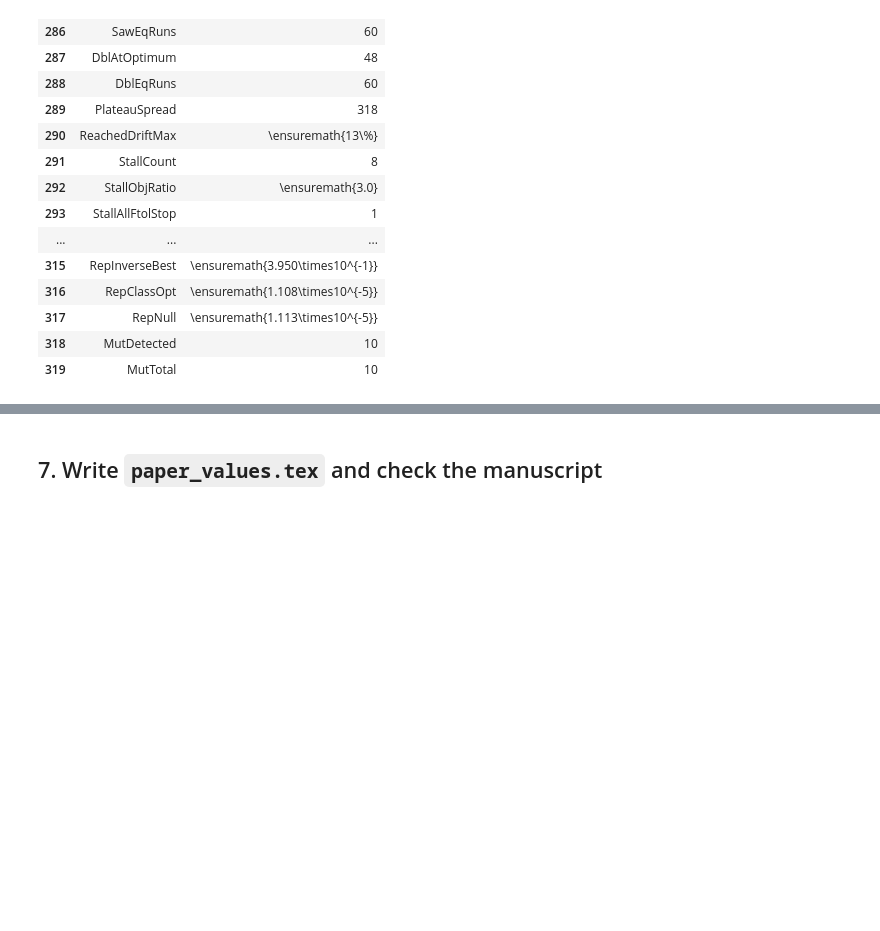
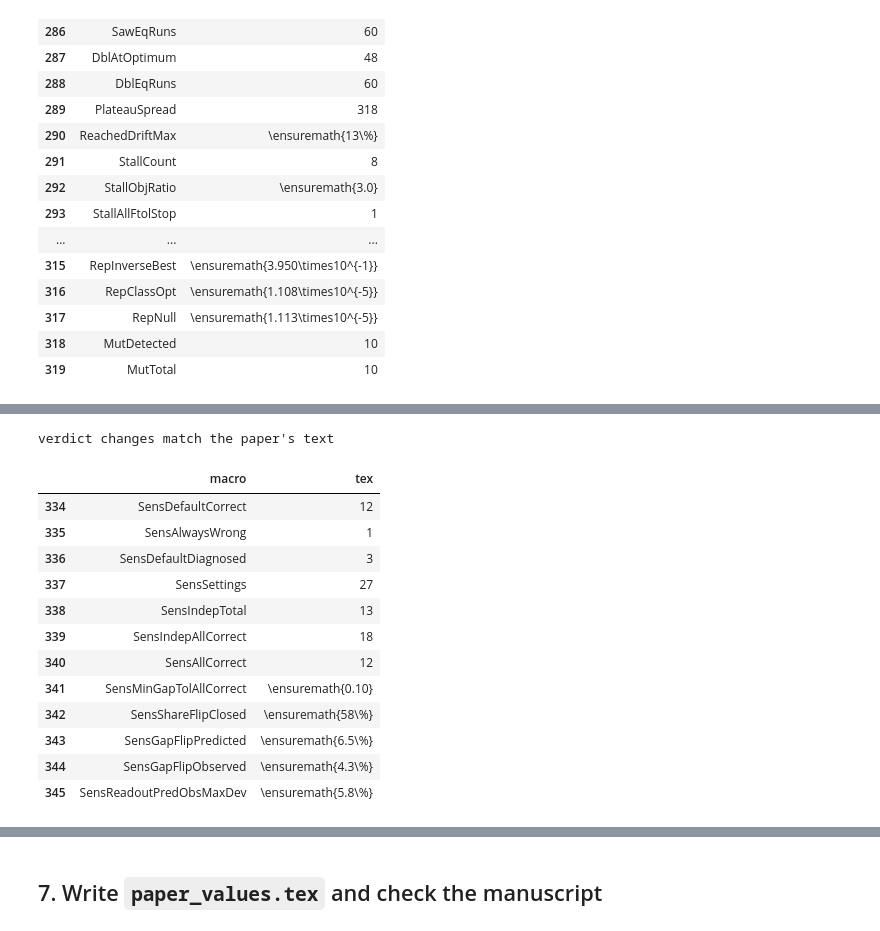
Before and after one commit to LiraCurri/ckks-vqa-diagnostic, a Jupyter notebook: notebooks/paper2_analysis.ipynb, the cells around one changed output, grey strips where cells are left out. Cells and saved outputs as stored; diff of their text form; code cells hidden in the pictures; blank space fills up the shorter version.

```diff
--- a/notebooks/paper2_analysis.ipynb
+++ b/notebooks/paper2_analysis.ipynb
@@ -1957,0 +2041,77 @@ display(pd.DataFrame(VALUES).tail(36)[["macro", "tex"]])
+# %%
+# ---- Threshold sensitivity of the frozen attribution rules ----
+# Reads results/threshold_sensitivity/,
+# written by src/threshold_sensitivity.py; no attribution is recomputed here.
+_sd = RESULTS / "threshold_sensitivity"
+_one = load(_sd / "one_at_a_time.csv")
+_grid = load(_sd / "full_grid.csv")
+_marg = load(_sd / "margins.csv").set_index("case")
+
+# The grid stated in the paper must be the grid that was run.
+_grid_run = {k: sorted(_grid[k].unique()) for k in ("GAP_TOL", "SHARE", "READOUT_TOL")}
+assert _grid_run == {"GAP_TOL": [0.05, 0.1, 0.2], "SHARE": [0.4, 0.5, 0.6],
+                     "READOUT_TOL": [0.15, 0.25, 0.35]}, _grid_run
+
+# The paper names the verdicts that change; check that they are exactly these.
+def _changed(row):
+    s = row.changed_cases if isinstance(row.changed_cases, str) else ""
+    return {part.split(":")[0].strip() for part in s.split(";") if part.strip()}
+_flips = {(r.varied, r.value): _changed(r) for r in _one.itertuples()}
+# The scale-passing constructed optimiser case is misattributed at every
+# setting (its executed inverse fit fails); the paper reports it separately.
+_ALWAYS = {"constructed_optimiser_relative"}
+_expected_flips = {("GAP_TOL", 0.05): {"readout_double_sawtooth_300"},
+                   ("SHARE", 0.6): {"generic_sawtooth"}}
+for _k, _v in _flips.items():
+    _want = _ALWAYS | _expected_flips.get(_k, set())
+    assert _v == _want, f"{_k}: wrong cases {_v}, paper states {_want}"
+print("verdict changes match the paper's text")
+
+# "Independent verdicts hold" now means: every independent case except the one
+# always-misattributed case is correct.
+_indep_ok = _grid.independent_correct == _grid.independent_total - len(_ALWAYS)
+_all_ok = _indep_ok & (_grid.diagnosed_consistent == _grid.diagnosed_total)
+_default = _one[(_one.varied == "GAP_TOL") & (_one.value == 0.10)].iloc[0]
+put("SensDefaultCorrect", lambda: int(_default.independent_correct), count,
+    "independent cases attributed correctly at the frozen thresholds")
+put("SensAlwaysWrong", lambda: len(_ALWAYS), count, "independent cases misattributed at every setting")
+put("SensDefaultDiagnosed", lambda: int(_default.diagnosed_consistent), count,
+    "diagnosed cases consistent with their diagnosis at the frozen thresholds")
+put("SensSettings", lambda: len(_grid), count, "threshold combinations in the full grid")
+put("SensIndepTotal", lambda: int(_grid.independent_total.iloc[0]), count, "independent cases scored")
+put("SensIndepAllCorrect", lambda: int(_indep_ok.sum()), count,
+    "combinations keeping every other independent verdict")
+put("SensAllCorrect", lambda: int(_all_ok.sum()), count, "combinations keeping every scored verdict")
+put("SensMinGapTolAllCorrect", lambda: _grid[_indep_ok].GAP_TOL.min(), lambda v: fixed(v, 2),
+    "smallest GAP_TOL at which every combination keeps the independent verdicts")
+assert set(_grid[_indep_ok].GAP_TOL) == {g for g in _grid.GAP_TOL.unique()
+                                         if _indep_ok[_grid.GAP_TOL == g].all()}, \
+    "independent verdicts fail at a GAP_TOL above the smallest passing one"
+
+put("SensShareFlipClosed", lambda: _marg.loc["generic_sawtooth", "closed_share"], pct,
+    "share of the gap closed by the generic sawtooth rerun (flips at SHARE = 0.6)")
+_rd = _marg.loc["readout_double_sawtooth_300"]
+put("SensGapFlipPredicted", lambda: _rd.predicted_over_optimum - 1.0, lambda v: pct(v, 1),
+    "predicted excess over the optimum, readout case that flips at GAP_TOL = 0.05")
+put("SensGapFlipObserved", lambda: _rd.observed_over_reference - 1.0, lambda v: pct(v, 1),
+    "observed excess over the optimum, same case")
+
+_ro = _marg[_marg.index.str.startswith("readout_")]
+put("SensReadoutPredObsMaxDev", lambda: (_ro.predicted_over_optimum / _ro.observed_over_reference - 1).abs().max(),
+    lambda v: pct(v, 1), "largest relative difference between predicted and observed readout error")
+display(pd.DataFrame(VALUES).tail(12)[["macro", "tex"]]);
+# %% [output]
+verdict changes match the paper's text
+|  | macro | tex |
+| 334 | SensDefaultCorrect | 12 |
+| 335 | SensAlwaysWrong | 1 |
+| 336 | SensDefaultDiagnosed | 3 |
+| 337 | SensSettings | 27 |
+| 338 | SensIndepTotal | 13 |
+| 339 | SensIndepAllCorrect | 18 |
+| 340 | SensAllCorrect | 12 |
+| 341 | SensMinGapTolAllCorrect | \ensuremath{0.10} |
+| 342 | SensShareFlipClosed | \ensuremath{58\%} |
+| 343 | SensGapFlipPredicted | \ensuremath{6.5\%} |
+| 344 | SensGapFlipObserved | \ensuremath{4.3\%} |
+| 345 | SensReadoutPredObsMaxDev | \ensuremath{5.8\%} |
```
Also changed, not shown: parts of 6 cells of this notebook, 13 other files.
